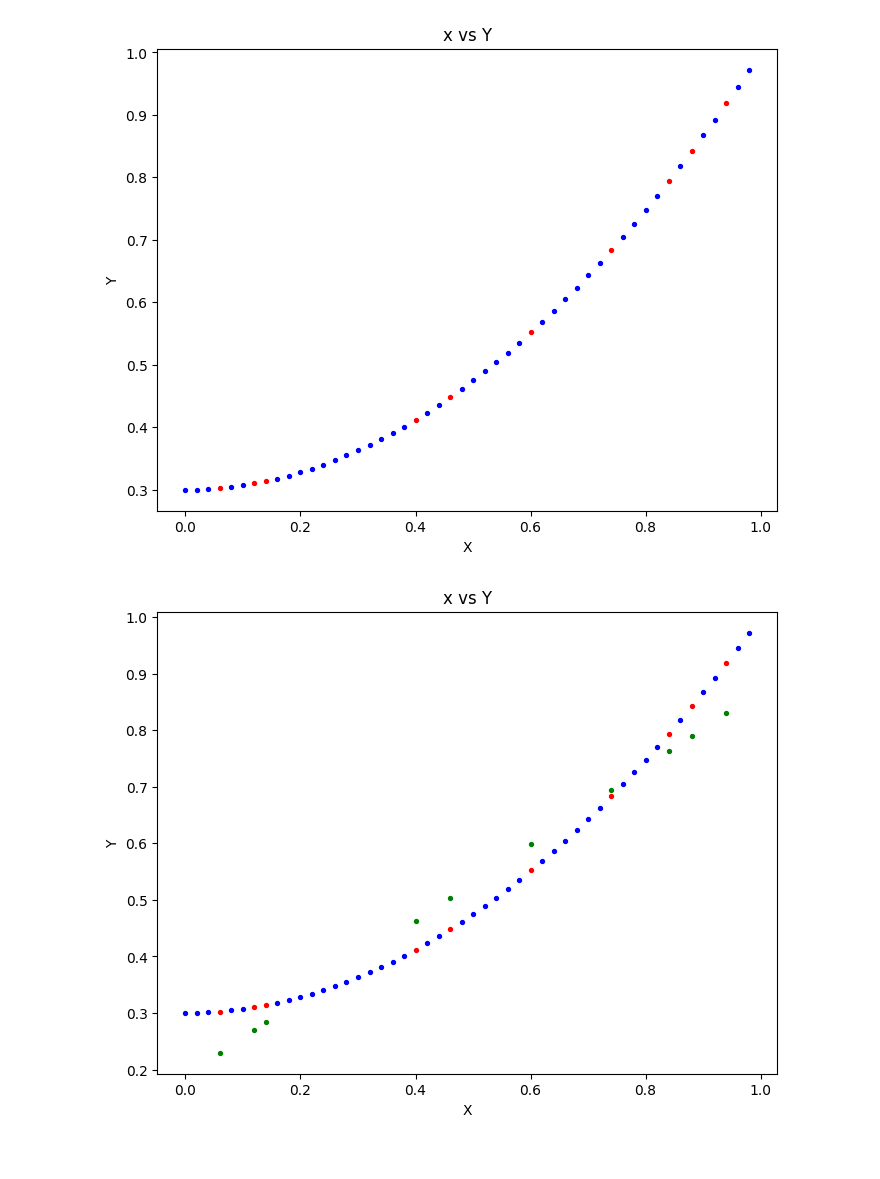
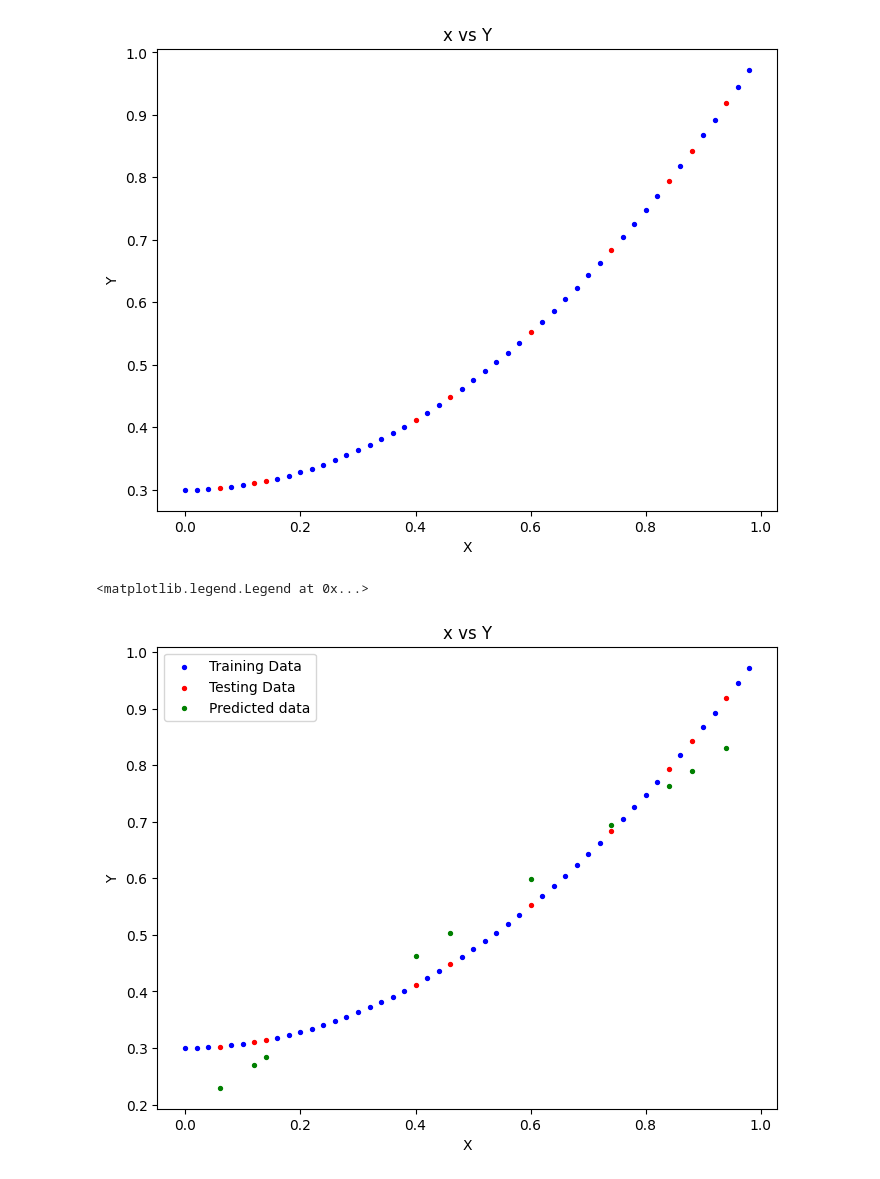
Before and after one commit to ankitadhi/labReportAI, a Jupyter notebook: lab3/regression.ipynb, the cells around one changed output. Saved outputs shown, nothing was run; the diff lists cells and outputs as text; code cells hidden in the pictures.

```diff
--- a/lab3/regression.ipynb
+++ b/lab3/regression.ipynb
@@ -26,16 +26,18 @@ def plot_data(X_train = X_train, X_test=X_test, y_train=y_train, y_test=y_test,
     plt.scatter(X_train, y_train, c='b', s=8, label = 'Training Data')
     plt.scatter(X_test, y_test, c='r', s=8, label='Testing Data')
     if predictions is not None:
-        plt.scatter(X_test, predictions, c='g',  s=8, label= ' data')
+        plt.scatter(X_test, predictions, c='g',  s=8, label= 'Predicted data')
 plot_data()
 # %% [output]
 [figure]
 # %%
 from sklearn.linear_model import LinearRegression
 lr = LinearRegression()
 lr.fit(X_train.reshape(-1,1), y_train)
 y_out  = lr.predict(X_test.reshape(-1,1))
 plot_data(predictions = y_out)
+plt.legend()
 # %% [output]
+<matplotlib.legend.Legend at 0x...>
-[figure, old version]
+[figure, new version]
 # %%
```
Also changed, not shown: parts of 1 cell of this notebook, 4 other files.
